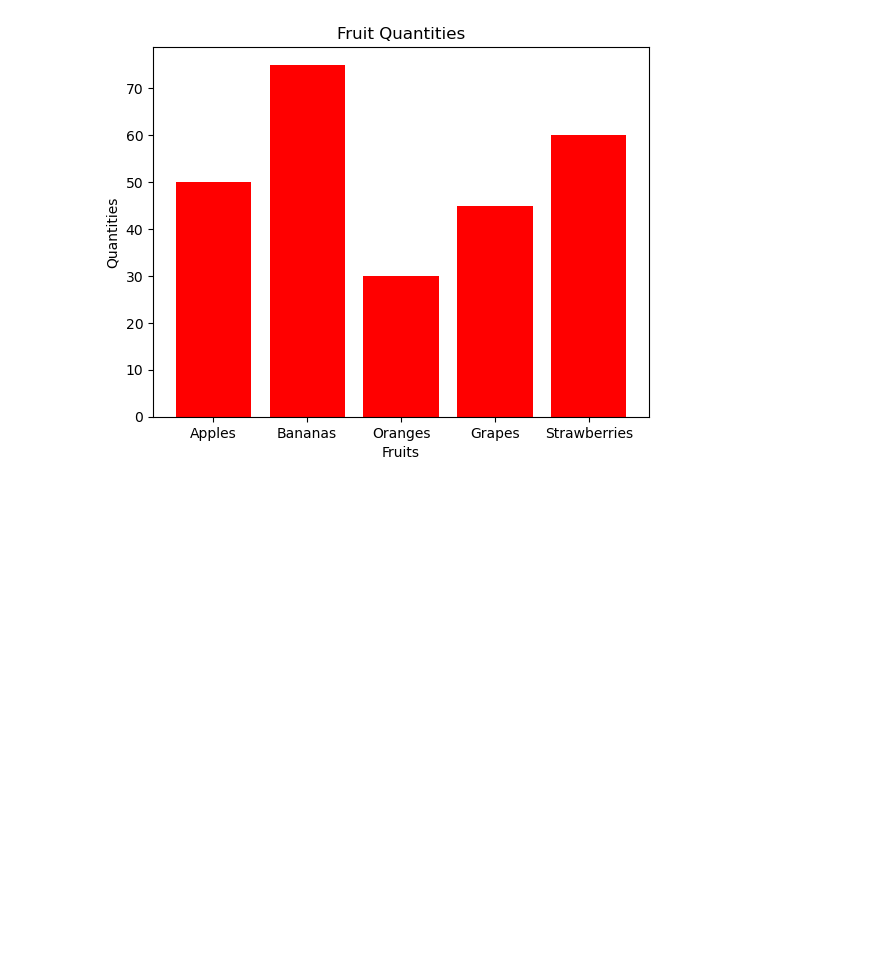
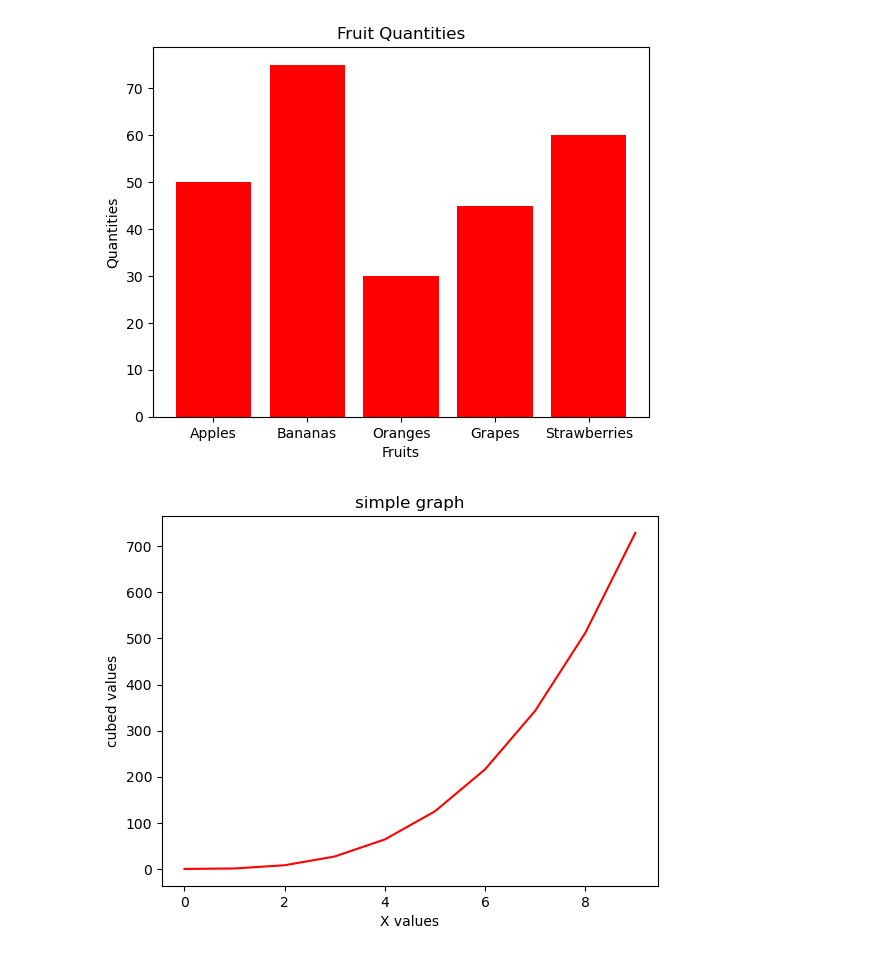
Before and after one commit to dayangnurshazanah/python-project, a Jupyter notebook: Data Visualization in python.ipynb, the cells around one changed output. Cells and saved outputs as stored; diff of their text form; code cells hidden in the pictures; blank space fills up the shorter version.

```diff
--- a/Data Visualization in python.ipynb
+++ b/Data Visualization in python.ipynb
@@ -104,3 +104,17 @@ plt.ylabel('Quantities')
 plt.show()
 # %% [output]
 [figure]
+# %%
+import math
+from matplotlib import pyplot as plt
+
+x =list (range(0, 10))
+y = [math.pow(num, 3) for num in x]
+
+plt.plot(x,y, color='red')
+plt.title('simple graph')
+plt.xlabel('X values')
+plt.ylabel('cubed values')
+plt.show()
+# %% [output]
+[figure, added]
```
Also changed, not shown: 4 other files.
